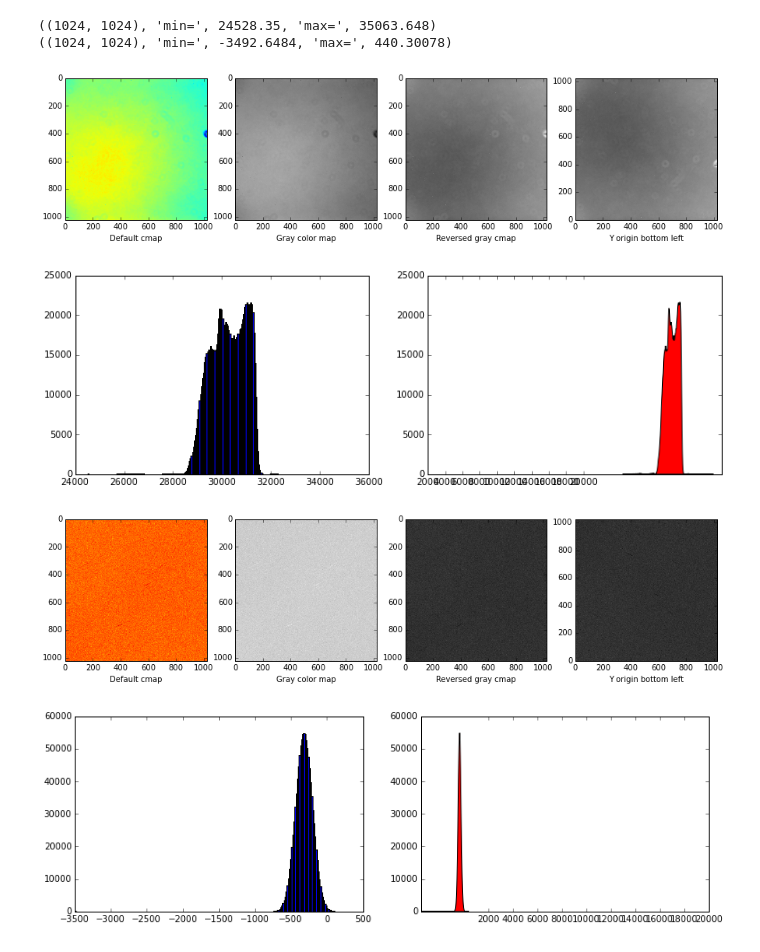
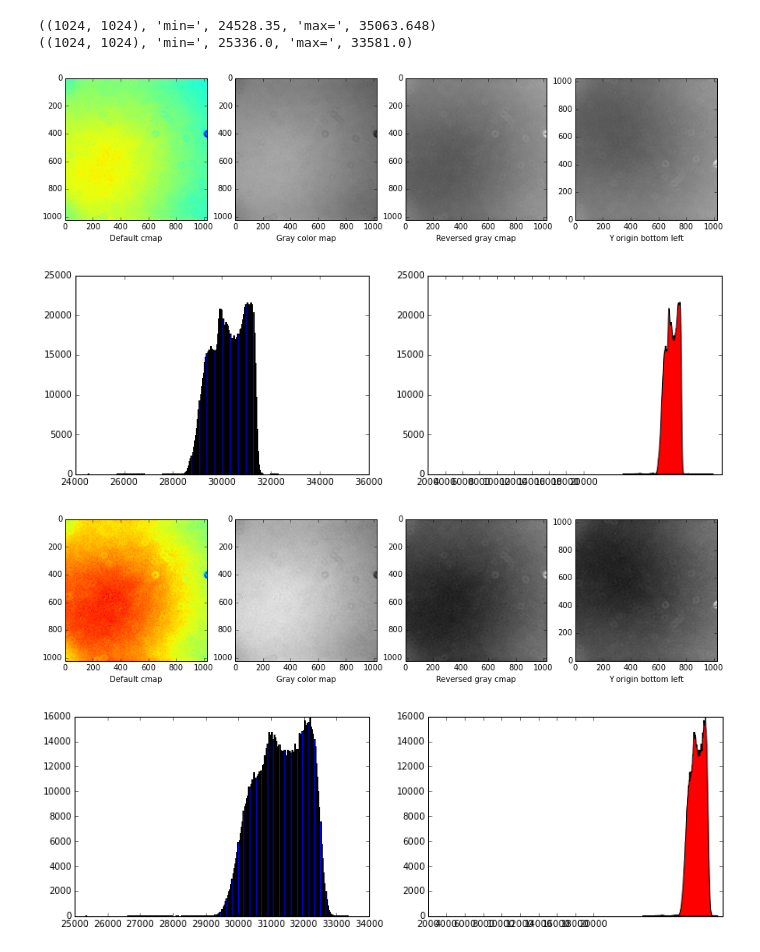
Before and after one commit to altair12/calibrateFITS, a Jupyter notebook: displayFITS.ipynb, the cells around one changed output. Cells and saved outputs as stored; diff of their text form; code cells hidden in the pictures.

```diff
--- a/displayFITS.ipynb
+++ b/displayFITS.ipynb
@@ -55,38 +55,38 @@ a = ax.set_xticks(range(2000, 20001, 2000))
 
 
 
-hdus = pyfits.open("/home/fgh/Astronomia/flats/substract.fits")
+hdus = pyfits.open("/home/fgh/Astronomia/flats/R_000048909.FIT")
 data = hdus[0].data
 print (data.shape, "min=", data.min(), "max=", data.max())
 fig = plt.figure(figsize=(15, 5))
 plt.subplot(141)
 im = plt.imshow(data)
 im.axes.set_xlabel("Default cmap")
 
 plt.subplot(142)
 im = plt.imshow(data, cmap="gray")
 im.axes.set_xlabel("Gray color map")
 
 plt.subplot(143)
 im = plt.imshow(data, cmap="gray_r")
 im.axes.set_xlabel("Reversed gray cmap")
 
 plt.subplot(144)
 im = plt.imshow(data, cmap="gray_r", origin='lower')
 im.axes.set_xlabel("Y origin bottom left")
 
 fig = plt.figure(figsize=(13,4))
 plt.subplot(121)
 h = plt.hist(data.flatten(), bins=256)
 
 ax = plt.subplot(122)
 hist, bins = np.histogram(data.flatten(), bins=256, density=False)
 ax.fill(bins[:-1], hist, "r", antialiased=True)
 a = ax.set_xticks(range(2000, 20001, 2000))
 # %% [output]
 ((1024, 1024), 'min=', 24528.35, 'max=', 35063.648)
-((1024, 1024), 'min=', -3492.6484, 'max=', 440.30078)
+((1024, 1024), 'min=', 25336.0, 'max=', 33581.0)
 [figure]
 [figure]
-[figure, old version]
+[figure, new version]
-[figure, old version]
+[figure, new version]
```
Also changed, not shown: 7 other files.
